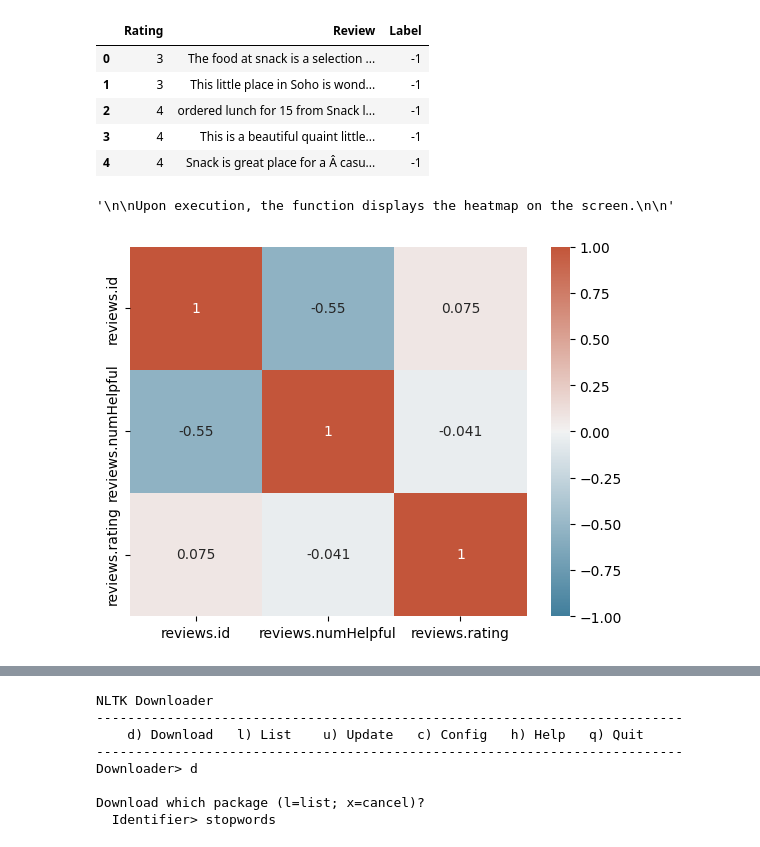
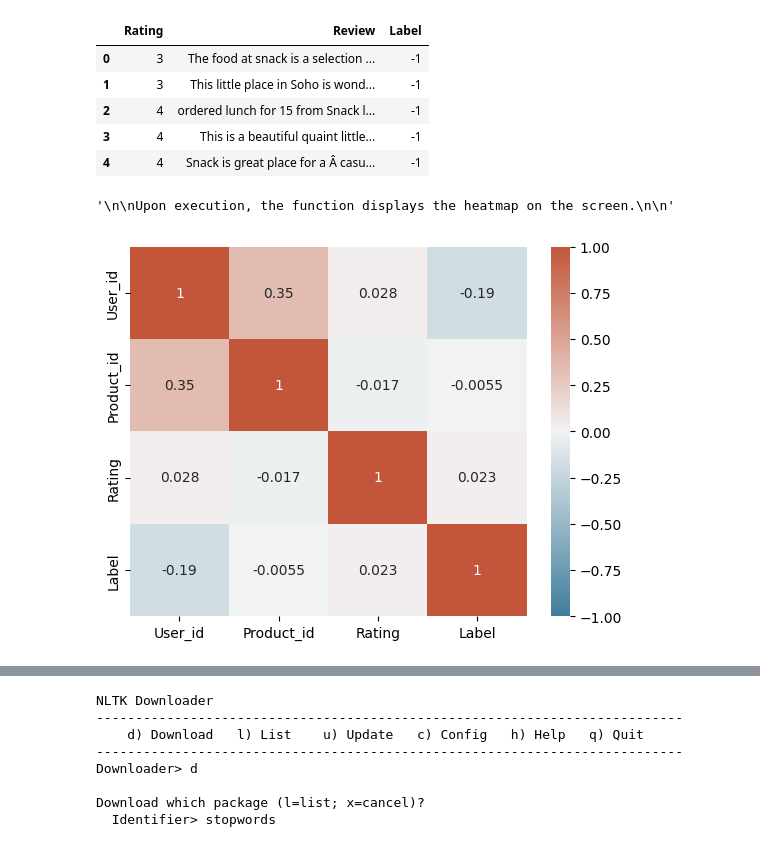
Before and after one commit to AbhiramBorra/FakeYelpReviewsDetection, a Jupyter notebook: YelpReviews.ipynb, the cells around one changed output, grey strips where cells are left out. Saved outputs shown, nothing was run; the diff lists cells and outputs as text; code cells hidden in the pictures.

```diff
--- a/YelpReviews.ipynb
+++ b/YelpReviews.ipynb
@@ -68,7 +67,7 @@ in order to access or modify the data
 
 
 '''
-df = pd.read_csv("/content/drive/Shareddrives/ECS 171 Group Project/Trainning_data_set.csv")
+df = pd.read_csv("/content/drive/Shareddrives/ECS 171 Group Project/Labelled Yelp Dataset.csv")
 # df.drop(['id', 'dateAdded', 'dateUpdated', 'name', 'asins', 'brand',
 #        'categories', 'primaryCategories', 'imageURLs', 'keys', 'manufacturer',
 #        'manufacturerNumber', 'reviews.date', 'reviews.dateSeen',
@@ -85,34 +84,34 @@ df.corr():  a method that calculates the correlation matrix of the DataFrame df.
 A correlation value where -
 -1 means a perfect negative relationship
 0 means no relationship,
 1 means a perfect positive relationship.
 
 Cmap : color map argument that tells the function what colors to use for the heatmap.
 In this case it uses the palette object thaw we created before.
 
 annot : is a  boolean argument that tells the function whether to show the values on the heatmap or not.
 
 vmin meaning the minimum value for the color scale.
 Here, vmin = -1 means that any value below -1 will be shown with the same color as -1.
 
 vmax meaning the maximum value for the color scale.
 Here, vmax = 1 means that any value above 1 will be shown with the same color as 1.
 
 Center meaning the center value for the color scale.
 Here, our center = 0 means that any value equal to 0 will be shown with a neutral color.
 
 '''
 
 
 
 '''
 
 Upon execution, the function displays the heatmap on the screen.
 
 '''
 # %% [output]
 '\n\nUpon execution, the function displays the heatmap on the screen.\n\n'
-[figure, old version]
+[figure, new version]
 # %%
 '''
 Reads a CSV file to a pandas DataFrame
```
Also changed, not shown: parts of 8 cells of this notebook.
